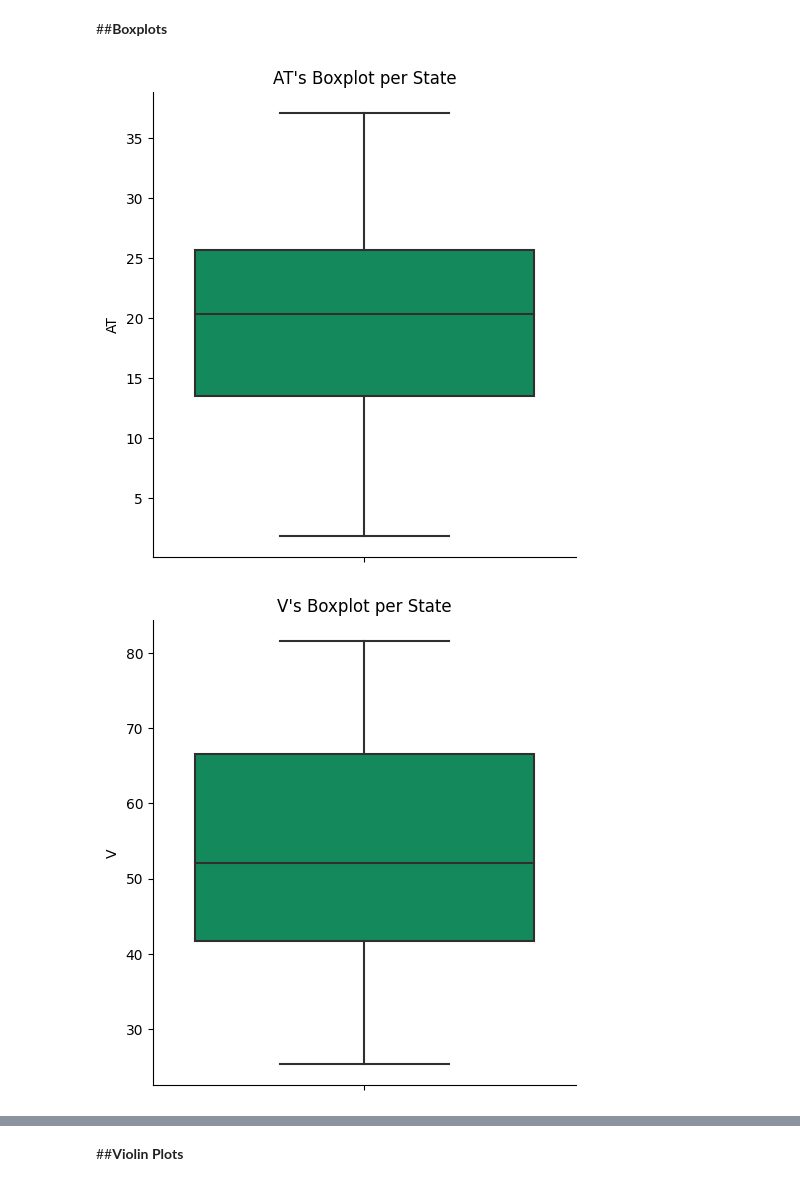
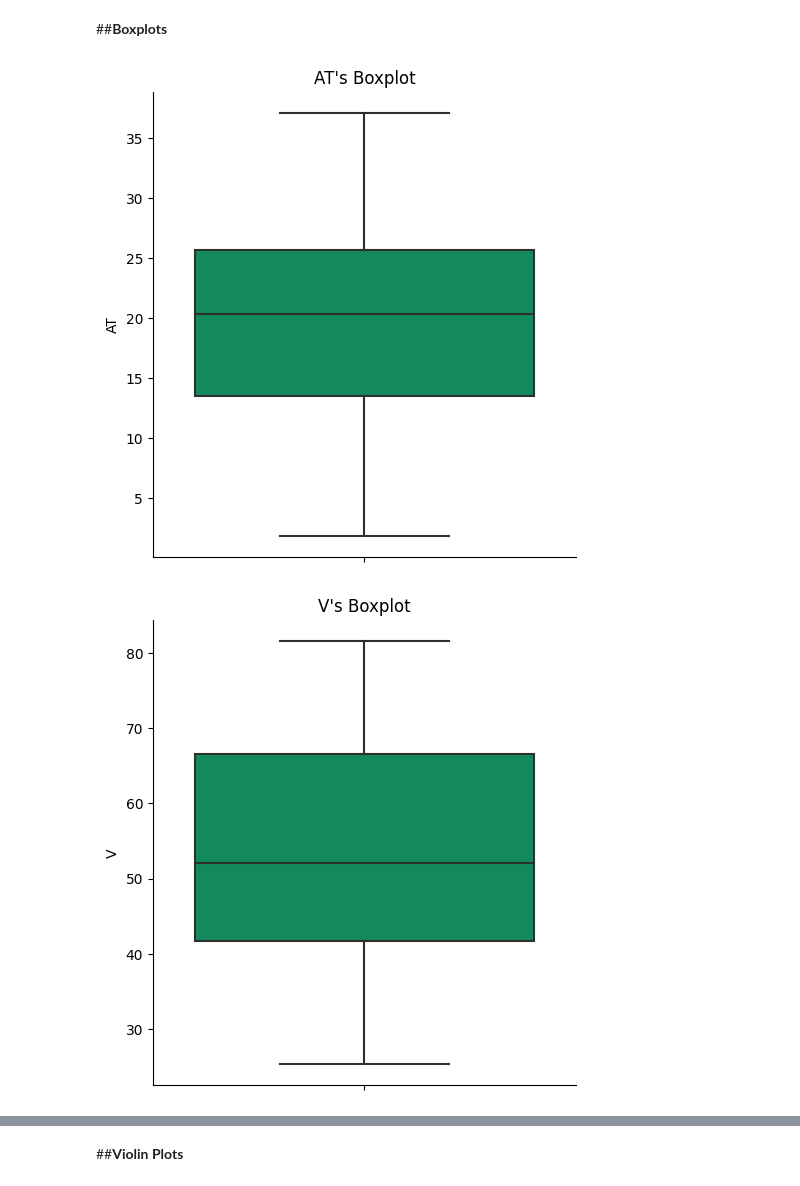
Before and after one commit to SantiagoMorenoV/Combined-Cycle-Power-Plant, a Jupyter notebook: Models/Combined_Cycle_Power_Plant_Polynomial_Reg.ipynb, the cells around one changed output, grey strips where cells are left out. Cells and saved outputs as stored; diff of their text form; code cells hidden in the pictures.

```diff
--- a/Models/Combined_Cycle_Power_Plant_Polynomial_Reg.ipynb
+++ b/Models/Combined_Cycle_Power_Plant_Polynomial_Reg.ipynb
@@ -79,9 +79,9 @@ for var in variables:
 # %%
 # Creting Boxplots
 for var in variables:
   sns.catplot(data=dataset, y = var, kind = "box", color = "#009E60")
-  plt.title("{}'s Boxplot per State".format(var))
+  plt.title("{}'s Boxplot".format(var))
   plt.show()
 # %% [output]
-[figure, old version]
+[figure, new version]
-[figure, old version]
+[figure, new version]
```
Also changed, not shown: parts of 2 cells of this notebook.
